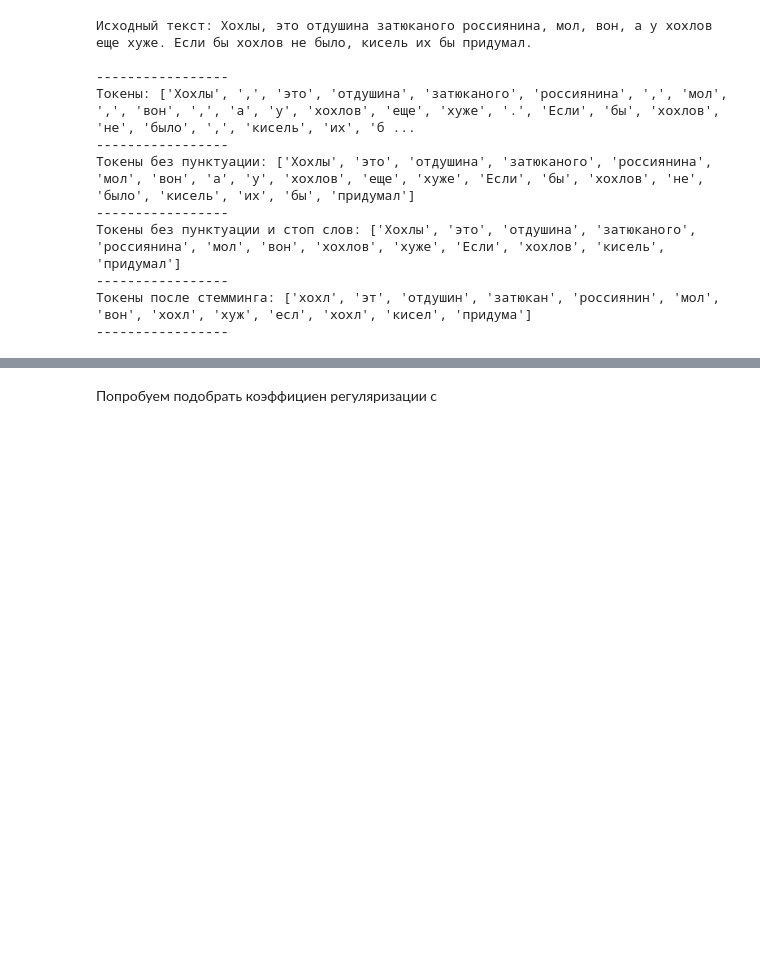
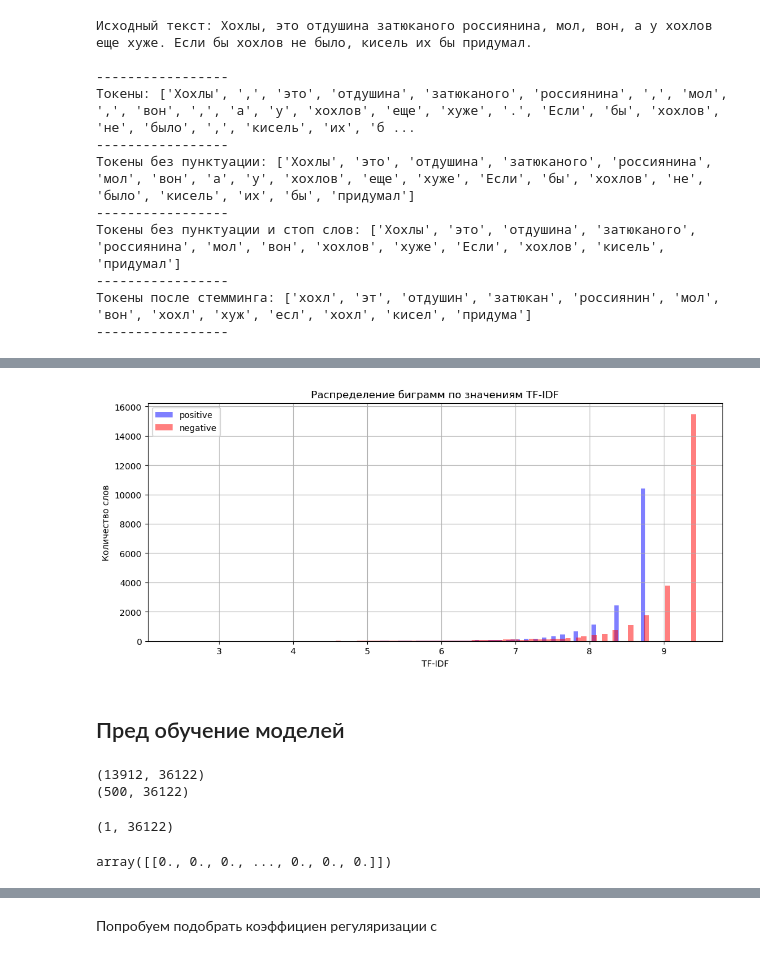
Before and after one commit to makarstasia/TRUE_CRIME_COMMENTS, a Jupyter notebook: Toxic_comments/model.ipynb, the cells around one changed output, grey strips where cells are left out. Cells and saved outputs as stored; diff of their text form; code cells hidden in the pictures; blank space fills up the shorter version.

```diff
--- a/Toxic_comments/model.ipynb
+++ b/Toxic_comments/model.ipynb
@@ -222,0 +153,17 @@ recall_score(y_true=test_df["toxic"], y_pred=model_pipeline.predict_proba(test_d
+# %%
+count_idf_positive = TfidfVectorizer(ngram_range = (1,1), tokenizer=lambda x: tokenize_sentence(x, remove_stop_words=True))
+count_idf_negative = TfidfVectorizer(ngram_range = (1,1), tokenizer=lambda x: tokenize_sentence(x, remove_stop_words=True))
+
+tf_idf_positive = count_idf_positive.fit_transform(train_df.query('toxic == 1')['comment'])
+tf_idf_negative = count_idf_negative.fit_transform(train_df.query('toxic == 0')['comment'])
+# %%
+# Сохраним списки Idf для каждого класса
+positive_importance = pd.DataFrame(
+    {'word' : count_idf_positive.get_feature_names_out(),
+     'idf' : count_idf_positive.idf_
+    }).sort_values(by = 'idf', ascending = False)
+
+negative_importance = pd.DataFrame(
+    {'word' : count_idf_negative.get_feature_names_out(),
+     'idf' : count_idf_negative.idf_
+    }).sort_values(by = 'idf', ascending = False)
@@ -222,0 +202,21 @@ recall_score(y_true=test_df["toxic"], y_pred=model_pipeline.predict_proba(test_d
+# %%
+fig = plt.figure(figsize = (12,5))
+positive_importance.idf.hist(bins = 100,
+                             label = 'positive',
+                             alpha = 0.5,
+                             color = 'b',
+                            )
+negative_importance.idf.hist(bins = 100,
+                             label = 'negative',
+                             alpha = 0.5,
+                             color = 'r',
+                            )
+plt.title('Распределение биграмм по значениям TF-IDF')
+plt.xlabel('TF-IDF')
+plt.ylabel('Количество слов')
+plt.legend()
+plt.show()
+# %% [output]
+[figure, added]
+# %% [markdown]
+## Пред обучение моделей
@@ -222,0 +228,17 @@ recall_score(y_true=test_df["toxic"], y_pred=model_pipeline.predict_proba(test_d
+# %%
+print(tf_idf_train_base_1.shape)
+print(tf_idf_test_base_1.shape)
+# %% [output]
+(13912, 36122)
+(500, 36122)
+# %%
+sample = test_df.sample(n=1)['comment']
+sample_tf_idf = count_idf_1.transform(sample)
+sample_tf_idf.shape
+# %% [output]
+(1, 36122)
+# %%
+array = sample_tf_idf.toarray()
+array
+# %% [output]
+array([[0., 0., 0., ..., 0., 0., 0.]])
```
Also changed, not shown: parts of 107 cells of this notebook, 3 other files.
